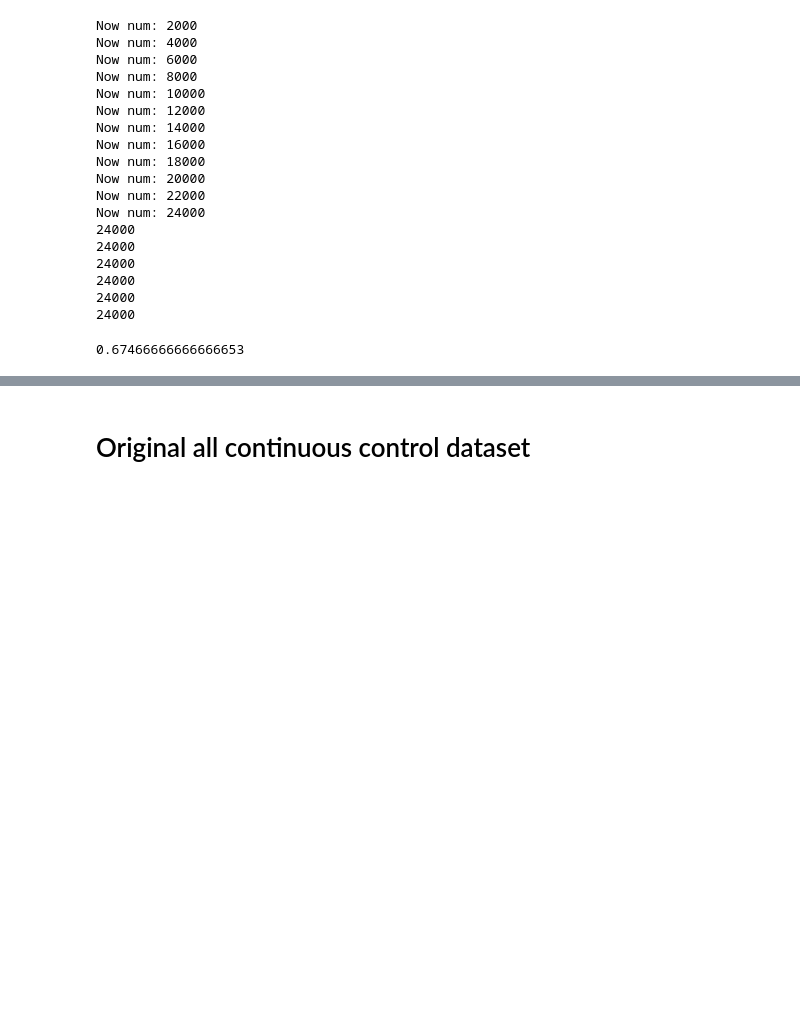
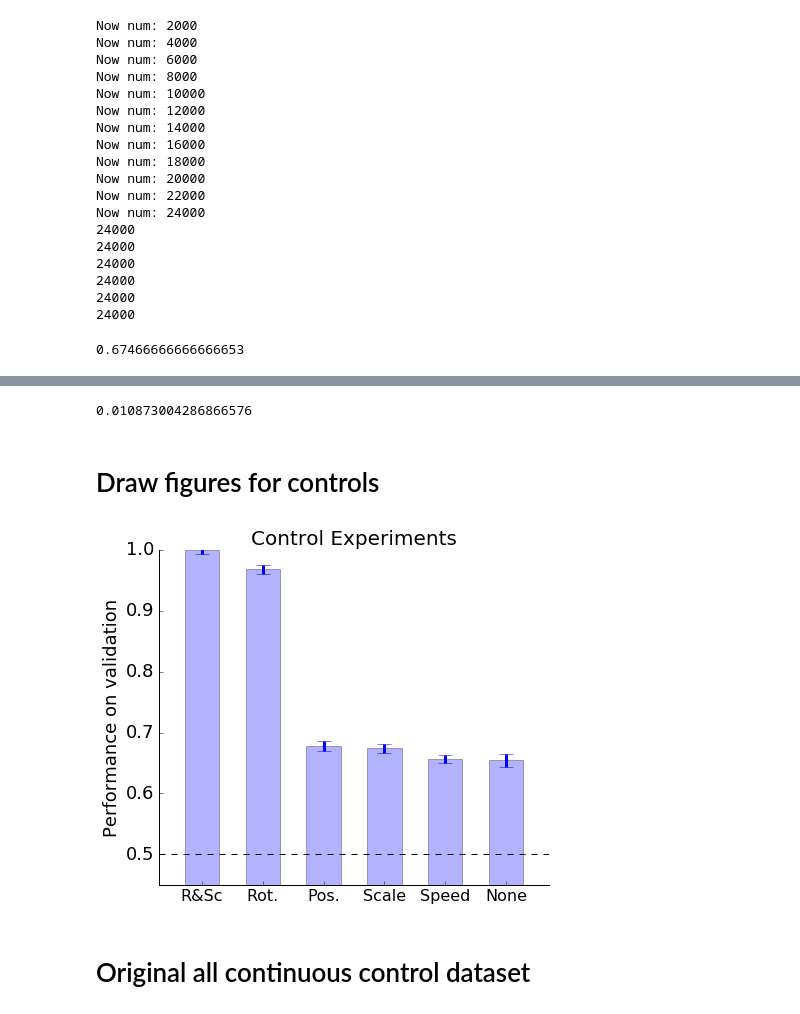
Before and after one commit to neuroailab/barrel, a Jupyter notebook: ipython_note_anlys/dataset_test.ipynb, the cells around one changed output, grey strips where cells are left out. Saved outputs shown, nothing was run; the diff lists cells and outputs as text; code cells hidden in the pictures; blank space fills up the shorter version.

Commit message:
Basic control figure

```diff
--- a/ipython_note_anlys/dataset_test.ipynb
+++ b/ipython_note_anlys/dataset_test.ipynb
@@ -1092,0 +1168,6 @@ result['result_summary']
+# %%
+result5['multiacc_loss_stderror']
+# %% [output]
+0.010873004286866576
+# %% [markdown]
+# Draw figures for controls
@@ -1093,3 +1178,47 @@ result['result_summary']
+# %%
+performances = [0.99999, 0.96833333333333205, 0.67733333333333312, 0.67466666666666653, 0.65666666666666651, 0.65466666666666673]
+# Orn, position, scale, speed, basic control
+error_perf = [0.007, 0.007542472, 0.008351252, 0.007412152, 0.006241712, 0.010873004286866576]
+# %%
+objects = ('R&Sc', 'Rot.', 'Pos.', 'Scale', 'Speed', 'None')
+amp_num = 1.4
+y_pos = amp_num*np.arange(len(objects))
+
+fig = plt.figure(figsize=(7, 6))
+
+ax = plt.subplot(111)
+
+ax.bar(y_pos, performances, align='center', alpha=0.3)
+plt.xticks(y_pos, objects, fontsize = 16)
+plt.ylabel('Performance on validation', fontsize = 18)
+plt.title('Control Experiments', fontsize = 20)
+plt.yticks([0.5, 0.6, 0.7, 0.8, 0.9, 1], fontsize = 18)
+
+ax.errorbar(y_pos, performances, yerr=error_perf, fmt=' b', capsize=7, elinewidth=3)
+
+ax.yaxis.set_ticks_position('left')
+ax.xaxis.set_ticks_position('bottom')
+ax.spines['right'].set_visible(False)
+ax.spines['top'].set_visible(False)
+
+sta_x = -1
+end_x = (len(objects) - 1)*amp_num + 1
+
+x = np.linspace(sta_x, end_x, 100)
+y = 0.5*np.ones(100)
+ax.plot(x, y, '--k')
+
+pylab.ylim([0.45,1])
+pylab.xlim([sta_x, end_x])
+plt.show()
+
+from matplotlib.backends.backend_pdf import PdfPages
+pp = PdfPages('multipage.pdf')
+#plt.savefig(pp, format='pdf')
+pp.savefig(fig)
+pp.close()
+# %% [output]
+[figure, added]
 # %% [markdown]
 # Original all continuous control dataset
 # %%
```
Also changed, not shown: parts of 12 cells of this notebook, 1 other file.
